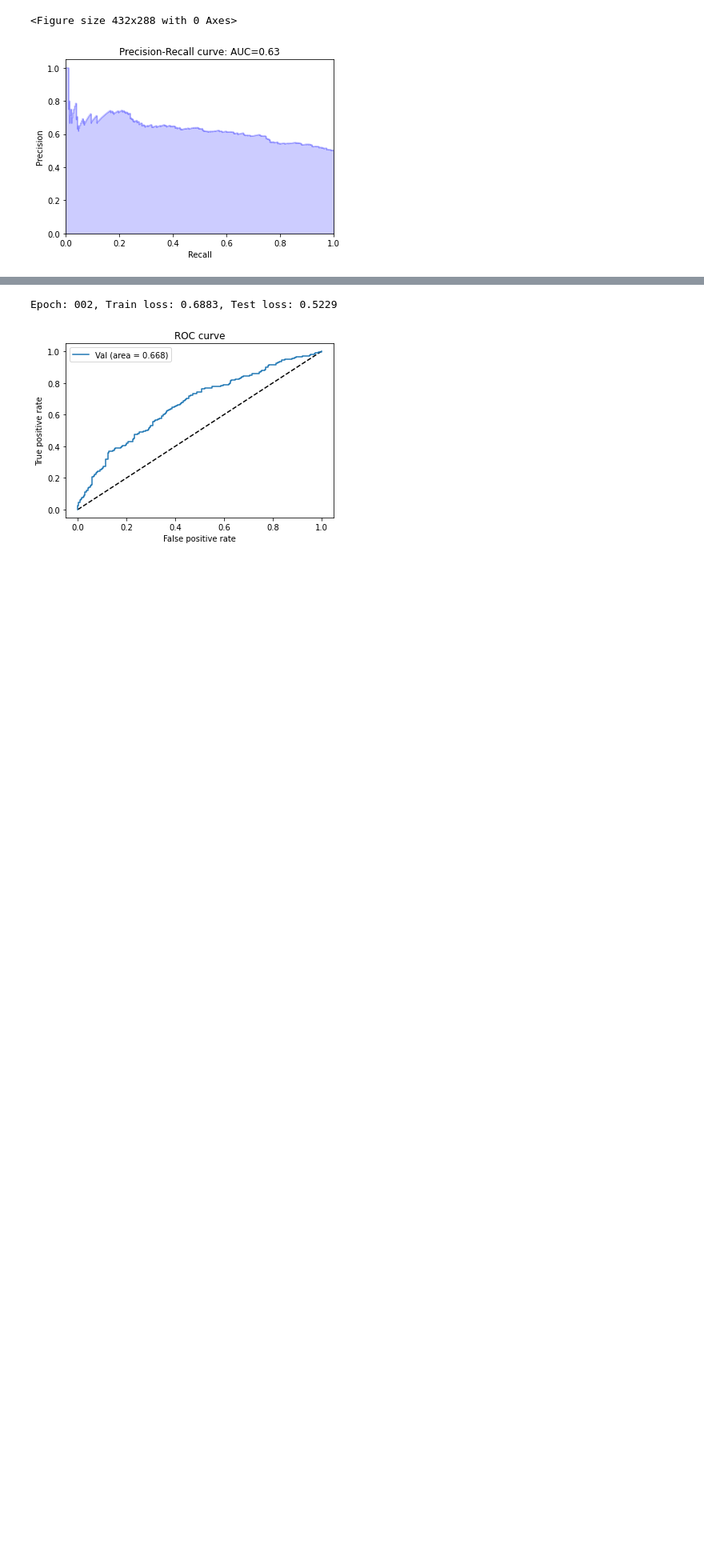
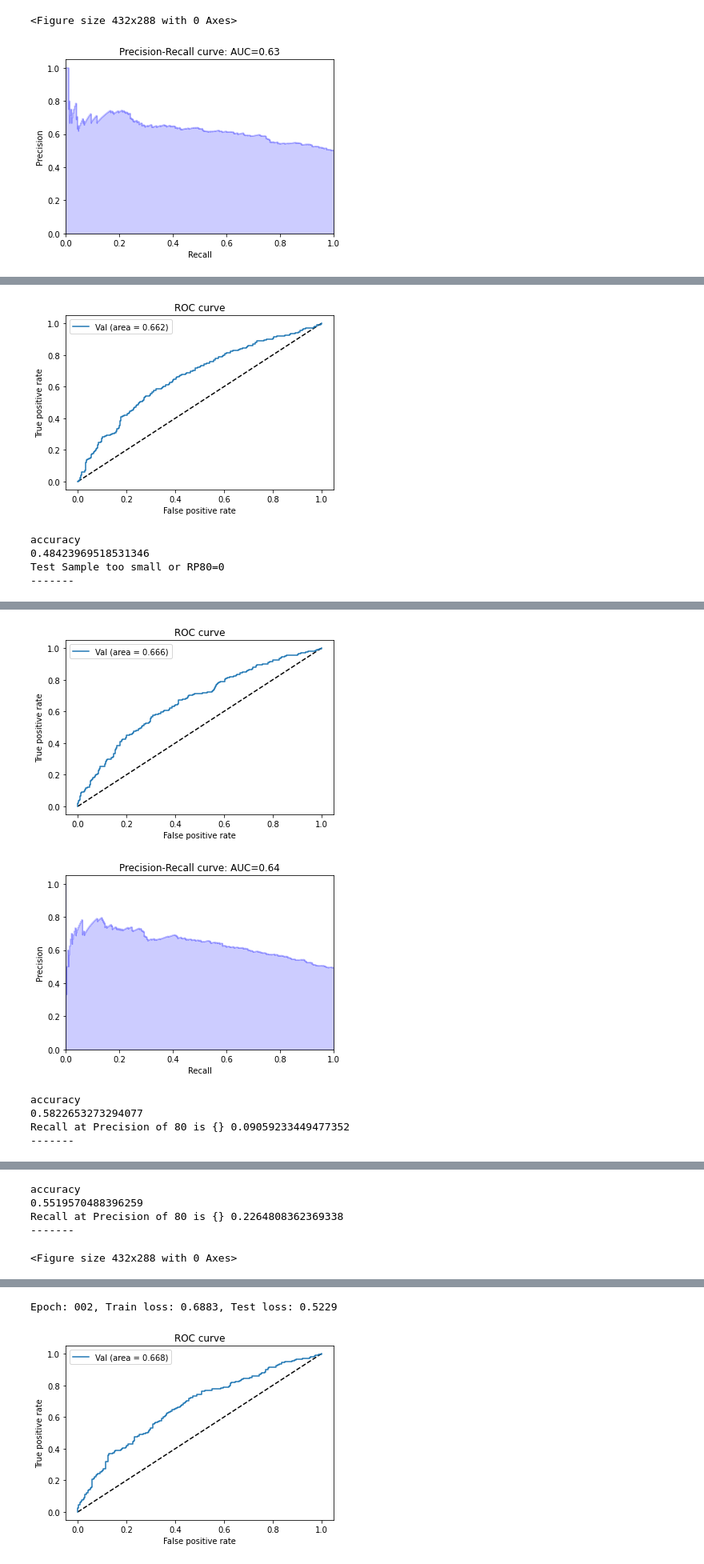
Before and after one commit to ksj3421/CS598-project, a Jupyter notebook: evaluation/evaluate.ipynb, the cells around one changed output, grey strips where cells are left out. Shown: that part at 80% size. Drawn from its saved outputs; the diff is of its cells as text; code cells hidden in the pictures; blank space fills up the shorter version.

```diff
--- a/evaluation/evaluate.ipynb
+++ b/evaluation/evaluate.ipynb
@@ -432,3 +432,56 @@ Recall at Precision of 80 is {} 0.014598540145985401
 -------
 <Figure size 432x288 with 0 Axes>
 [figure]
+# %%
+best_model = 'clinicalbert_LEARNING_RATE_2e-05_gradient_accu_4_MAX_GRAD_NORM_5'
+model_path_list = []
+for ep in range(3):
+    model_path_list.append(f'{best_model}_{ep}.bin')
+
+for selected_model in model_path_list:
+    model_path = ROOT_PATH + '/' + selected_model
+    model.load_state_dict(torch.load(model_path))
+    model.to(device)
+    correct = 0
+    eval_loss = 0
+    eval_accuracy = 0
+    nb_eval_steps = 0
+    nb_eval_examples = 0
+    pred_labels, true_labels, logits_history, pred_scores = [], [], [], []
+    model.eval()
+    for step, batch in enumerate(tqdm(dev_loader, desc="Evaluation iteration")):
+        batch = tuple(t.to(device) for t in batch)
+        input_ids, input_mask, segment_ids, label_ids = batch
+
+        with torch.no_grad():
+            tmp_eval_loss, temp_logits = model(input_ids, attention_mask=input_mask,
+                                            token_type_ids=segment_ids, labels=label_ids)
+            logits = model(input_ids,segment_ids,input_mask) # we don't need twice
+
+        logits = torch.squeeze(m(logits)).detach().cpu().numpy()
+        label_ids = np.array(np.array(label_ids.to('cpu')))
+        outputs = np.asarray([1 if i else 0 for i in (logits.flatten()>=0.5)])
+        tmp_eval_accuracy=np.sum(outputs == label_ids)
+
+
+        pred_labels += list(outputs)
+        true_labels += list(label_ids)
+        logits_history = logits_history + logits.flatten().tolist()
+
+        eval_loss += tmp_eval_loss.mean().item()
+        eval_accuracy += tmp_eval_accuracy
+
+        nb_eval_examples += input_ids.size(0)
+        nb_eval_steps += 1
+
+    eval_loss = eval_loss / nb_eval_steps
+    eval_accuracy = eval_accuracy / nb_eval_examples
+    print(f'Epoch: {1 + 1:03d}, Train loss: {eval_loss:.4f}, Test loss: {eval_accuracy:.4f}')
+    df_test = pd.read_csv('/home/x1112373/clinicalBERT/data/3days/val.csv')
+    df = pd.DataFrame({'logits':logits_history, 'pred_label': pred_labels, 'label':true_labels})
+    fpr, tpr, df_out, roc_auc = vote_score(df_test, logits_history, 'tmp')
+    print('accuracy')
+    print(df.loc[df.pred_label == df.label].shape[0] / df.shape[0])
+    vote_pr_curve(df_test, logits_history, 'tmp')
+    print('-------')
+# %% [output]
@@ -434,0 +489,5 @@ Recall at Precision of 80 is {} 0.014598540145985401
+[figure, added]
+accuracy
+0.48423969518531346
+Test Sample too small or RP80=0
+-------
@@ -434,0 +495,6 @@ Recall at Precision of 80 is {} 0.014598540145985401
+[figure, added]
+[figure, added]
+accuracy
+0.5822653273294077
+Recall at Precision of 80 is {} 0.09059233449477352
+-------
@@ -434,0 +504,5 @@ Recall at Precision of 80 is {} 0.014598540145985401
+accuracy
+0.5519570488396259
+Recall at Precision of 80 is {} 0.2264808362369338
+-------
+<Figure size 432x288 with 0 Axes>
```
Also changed, not shown: parts of 2 cells of this notebook.
